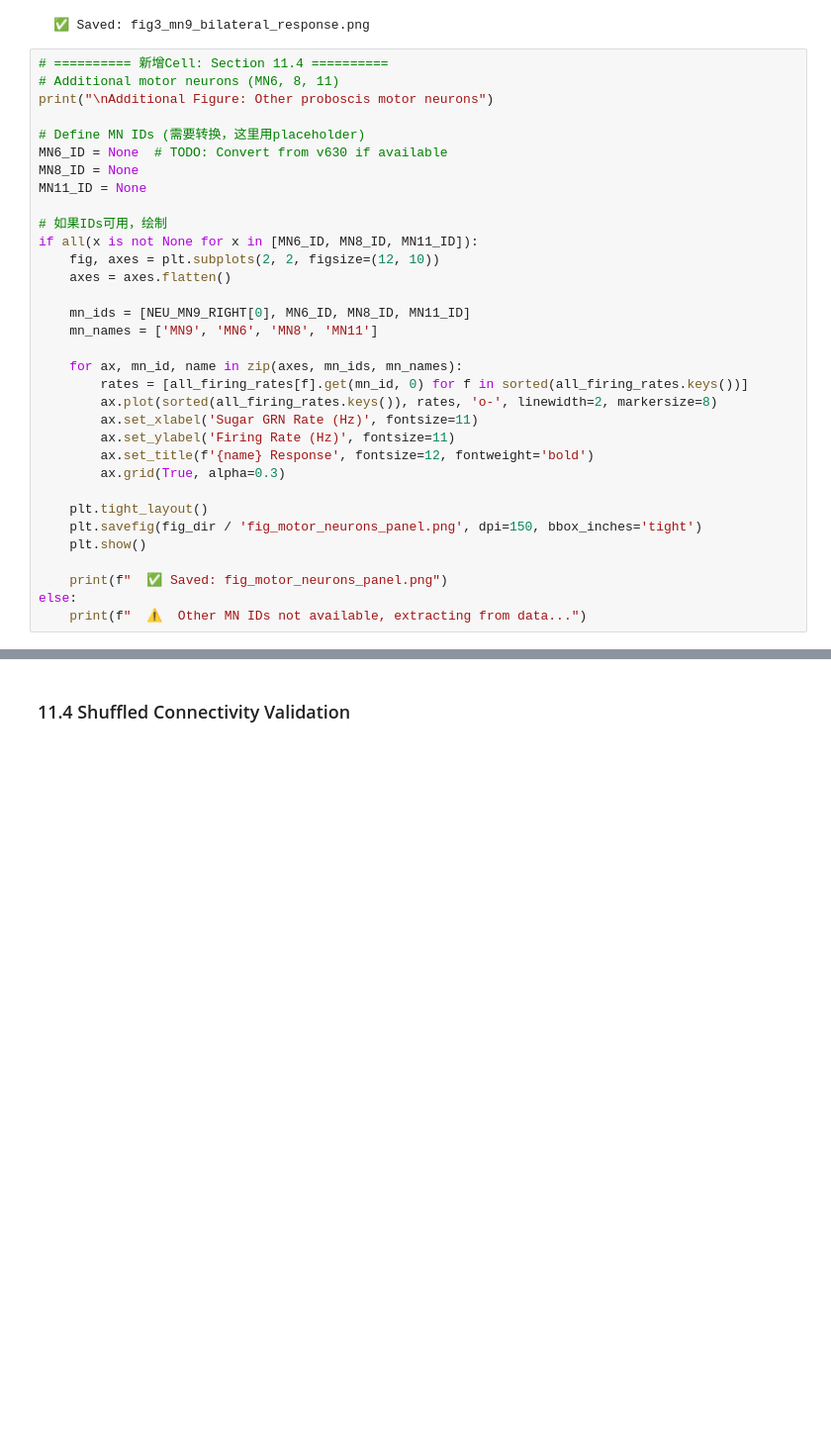
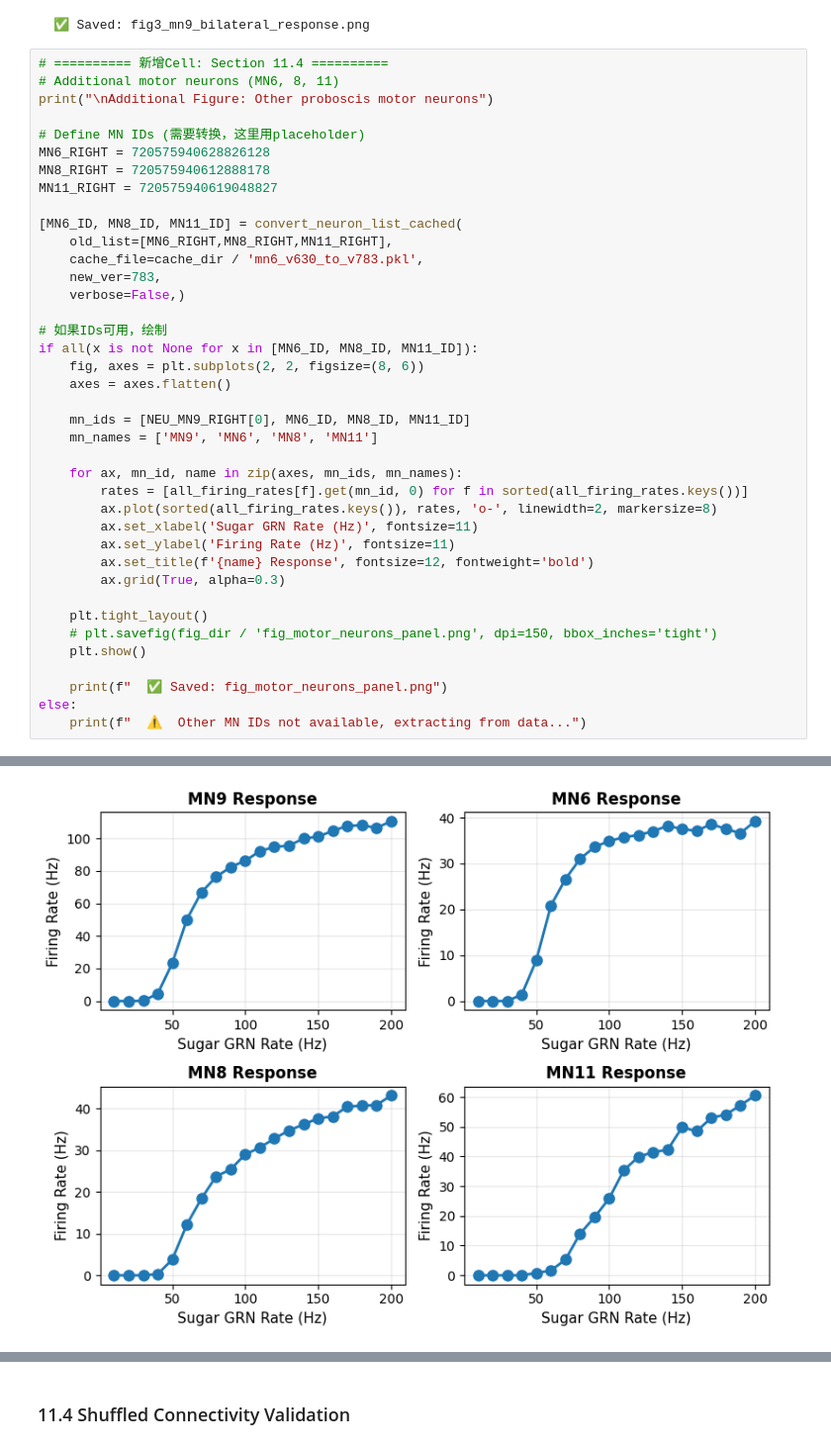
Before and after one commit to ruiluohub/drosophila-lif-reproduction, a Jupyter notebook: exp1_sugar_activation.ipynb, the cells around one changed output, grey strips where cells are left out. Shown at 99% size. Cells and saved outputs as stored; diff of their text form; blank space fills up the shorter version.

```diff
--- a/exp1_sugar_activation.ipynb
+++ b/exp1_sugar_activation.ipynb
@@ -1261,13 +1180,19 @@ Figure 3: MN9 bilateral response curve
 print("\nAdditional Figure: Other proboscis motor neurons")
 
 # Define MN IDs (需要转换，这里用placeholder)
-MN6_ID = None  # TODO: Convert from v630 if available
-MN8_ID = None
-MN11_ID = None
+MN6_RIGHT = 720575940628826128
+MN8_RIGHT = 720575940612888178
+MN11_RIGHT = 720575940619048827
+
+[MN6_ID, MN8_ID, MN11_ID] = convert_neuron_list_cached(
+    old_list=[MN6_RIGHT,MN8_RIGHT,MN11_RIGHT],
+    cache_file=cache_dir / 'mn6_v630_to_v783.pkl',
+    new_ver=783,
+    verbose=False,)
 
 # 如果IDs可用，绘制
 if all(x is not None for x in [MN6_ID, MN8_ID, MN11_ID]):
-    fig, axes = plt.subplots(2, 2, figsize=(12, 10))
+    fig, axes = plt.subplots(2, 2, figsize=(8, 6))
     axes = axes.flatten()
 
     mn_ids = [NEU_MN9_RIGHT[0], MN6_ID, MN8_ID, MN11_ID]
@@ -1282,9 +1207,10 @@ if all(x is not None for x in [MN6_ID, MN8_ID, MN11_ID]):
         ax.grid(True, alpha=0.3)
 
     plt.tight_layout()
-    plt.savefig(fig_dir / 'fig_motor_neurons_panel.png', dpi=150, bbox_inches='tight')
+    # plt.savefig(fig_dir / 'fig_motor_neurons_panel.png', dpi=150, bbox_inches='tight')
     plt.show()
 
     print(f"  ✅ Saved: fig_motor_neurons_panel.png")
 else:
     print(f"  ⚠️  Other MN IDs not available, extracting from data...")
+# %% [output]
@@ -1290,0 +1218 @@ else:
+[figure, added]
```
Also changed, not shown: parts of 12 cells of this notebook, 13 other files.
